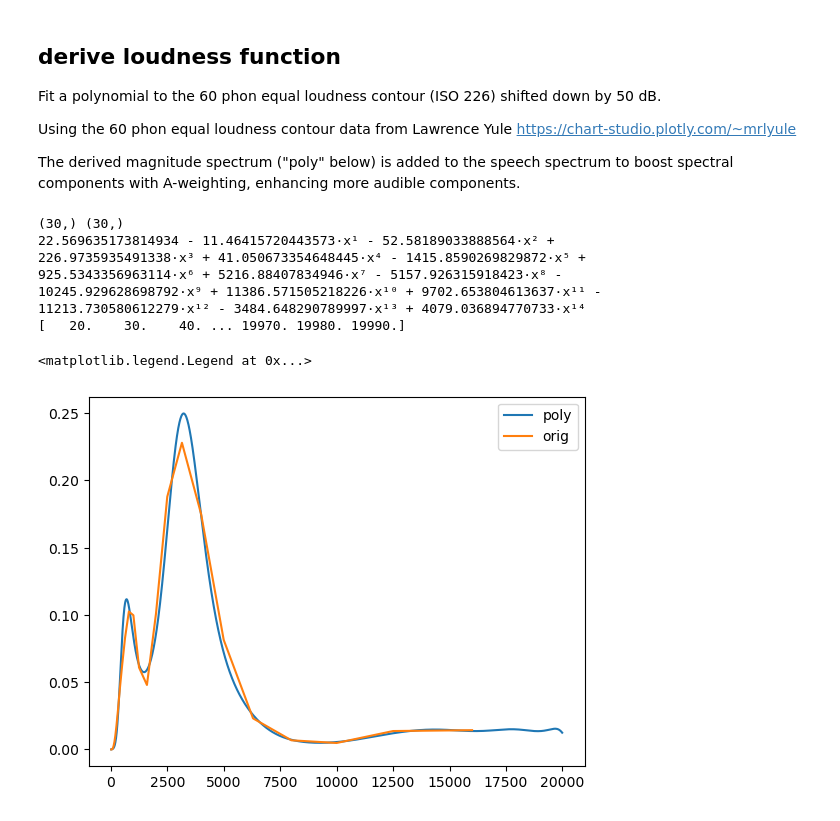
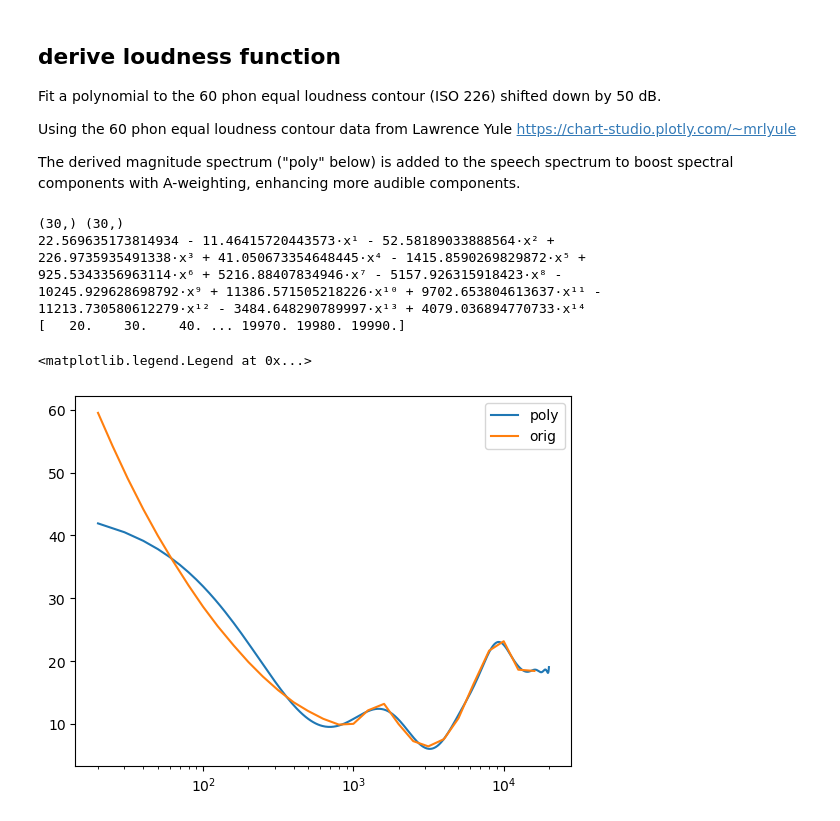
Before and after one commit to rsprouse/audspec, a Jupyter notebook: doc/loudness_function.ipynb, the cells around one changed output. Cells and saved outputs as stored; diff of their text form; code cells hidden in the pictures.

```diff
--- a/doc/loudness_function.ipynb
+++ b/doc/loudness_function.ipynb
@@ -20,37 +20,34 @@ dB = np.array([109.51, 104.23, 99.08, 94.18, 89.96, 85.94, 82.05, 78.65, 75.56,
         72.47, 69.86, 67.53, 65.39, 63.45, 62.05, 60.81, 59.89, 60.01, 62.15, 63.19,
         59.96, 57.26, 56.42, 57.57, 60.89, 66.36, 71.66, 73.16, 68.63, 68.43 ])
 
 dB -= 50
 
 freqs = np.arange(20.0,20000.0,10)
 new_dB = np.interp(freqs, frequency, dB)
 
 print(frequency.shape,dB.shape)
 
 p = Polynomial.fit(freqs, new_dB, deg=14)
 print(p)
 
 p2 = Polynomial([22.57, -11.46, -52.58, 226.97, 41.05, -1415.86,
                  925.53, 5216.88, -5157.93, -10245.93, 11386.57,
                  9702.65, -11213.73, -3484.65, 4079.037], domain=[20,20000])
 
 print(freqs)
 poly = p2(freqs)
 
-plt.plot(freqs,10**(-poly/10),label="poly")
-plt.plot(frequency,10**(-dB/10),label="orig")
-
-#plt.plot(freqs,poly,label="poly")
-#plt.plot(frequency,dB,label="orig")
-#plt.xscale('log')
+plt.plot(freqs,poly,label="poly")
+plt.plot(frequency,dB,label="orig")
+plt.xscale('log')
 plt.legend()
 # %% [output]
 (30,) (30,)
 22.569635173814934 - 11.46415720443573·x¹ - 52.58189033888564·x² +
 226.9735935491338·x³ + 41.050673354648445·x⁴ - 1415.8590269829872·x⁵ +
 925.5343356963114·x⁶ + 5216.88407834946·x⁷ - 5157.926315918423·x⁸ -
 10245.929628698792·x⁹ + 11386.571505218226·x¹⁰ + 9702.653804613637·x¹¹ -
 11213.730580612279·x¹² - 3484.648290789997·x¹³ + 4079.036894770733·x¹⁴
 [   20.    30.    40. ... 19970. 19980. 19990.]
 <matplotlib.legend.Legend at 0x...>
-[figure, old version]
+[figure, new version]
```
Also changed, not shown: 1 other file.
